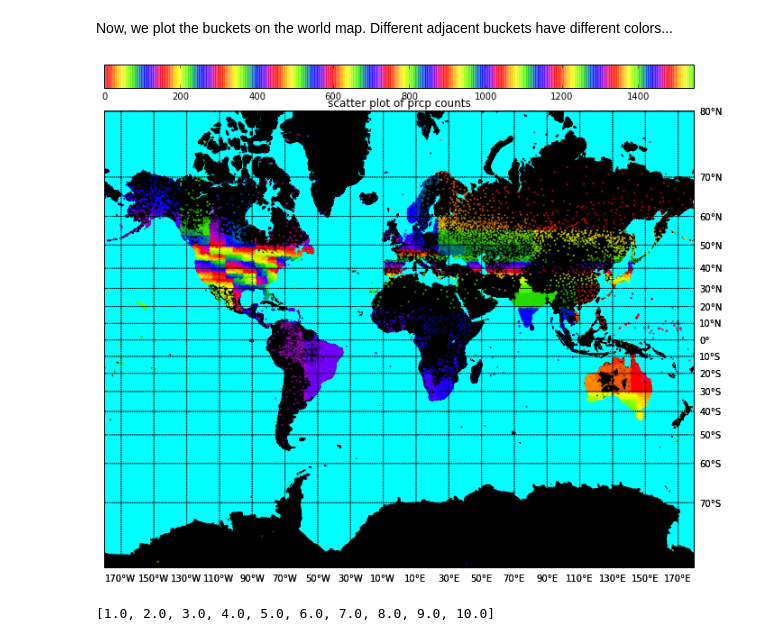
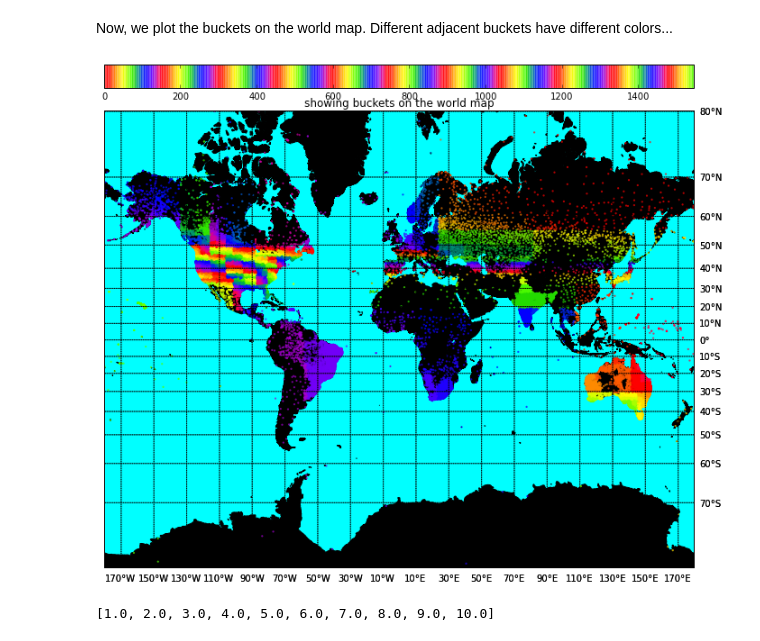
Before and after one commit to pranaykumarm/UCSD_BigData, a Jupyter notebook: notebooks/weather.mapreduce/Hierarchical Partitioning & Analysis.ipynb, the cells around one changed output. Drawn from its saved outputs; the diff is of its cells as text; code cells hidden in the pictures.

```diff
--- a/notebooks/weather.mapreduce/Hierarchical Partitioning & Analysis.ipynb
+++ b/notebooks/weather.mapreduce/Hierarchical Partitioning & Analysis.ipynb
@@ -412,35 +412,35 @@ from mpl_toolkits.basemap import Basemap
 lonmin=-180;lonmax=180;latsmin=-80;latsmax=80;
 
 plt.figure(figsize=(15,10),dpi=300)
 m = Basemap(projection='merc',llcrnrlat=latsmin,urcrnrlat=latsmax,\
             llcrnrlon=lonmin,urcrnrlon=lonmax,lat_ts=20,resolution='i')
 m.drawcoastlines()
 m.fillcontinents(color='black',lake_color='aqua')
 
 # draw parallels and meridians.
 parallels = np.arange(-80,81,10.)
 # labels = [left,right,top,bottom]
 m.drawparallels(parallels,labels=[False,True,True,False])
 meridians = np.arange(10.,351.,20.)
 m.drawmeridians(meridians,labels=[True,False,False,True])
 
 #m.drawparallels(np.arange(-90.,91.,30.))
 #m.drawmeridians(np.arange(-180.,181.,60.))
 m.drawmapboundary(fill_color='aqua')
 m.drawparallels(parallels,labels=[False,True,True,False])
 meridians = np.arange(10.,351.,20.)
 m.drawmeridians(meridians,labels=[True,False,False,True])
 
 m.drawmapboundary(fill_color='aqua')
 
 # draw map with markers for locations
 x,y=m(longitudes,latitudes)
 image = m.scatter(x,y,c=bucket_no.values(),cmap = cm.prism, lw=0, s=5, marker="o",alpha=0.7,zorder=2)
 cbar = m.colorbar(image,location='top',pad="5%")
-plt.title('scatter plot of prcp counts')
+plt.title('showing buckets on the world map')
 plt.show()
 # %% [output]
-[figure, old version]
+[figure, new version]
 # %%
 bucket_no.keys()[0:10]
 # %% [output]
```
